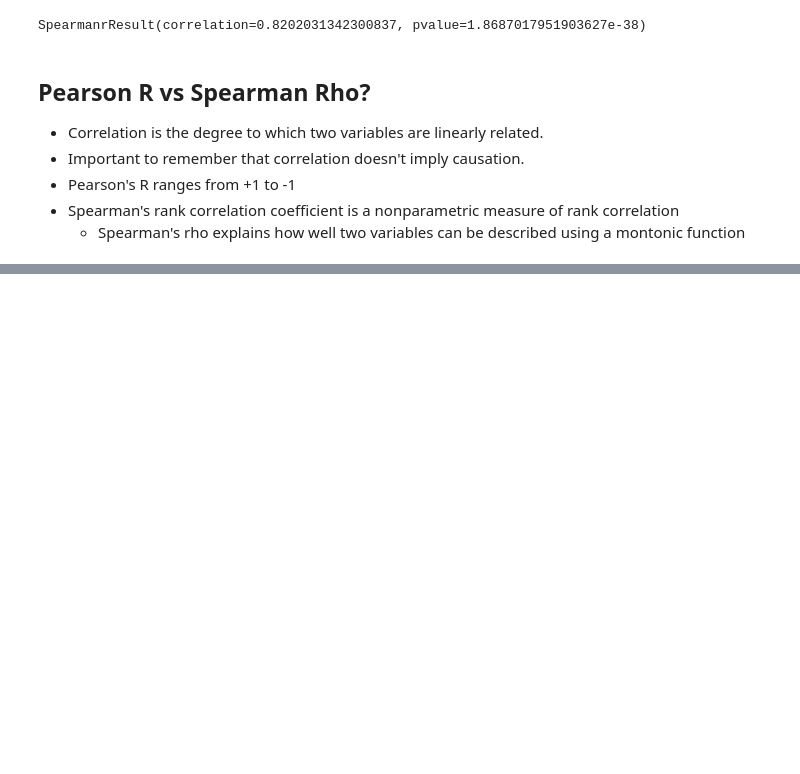
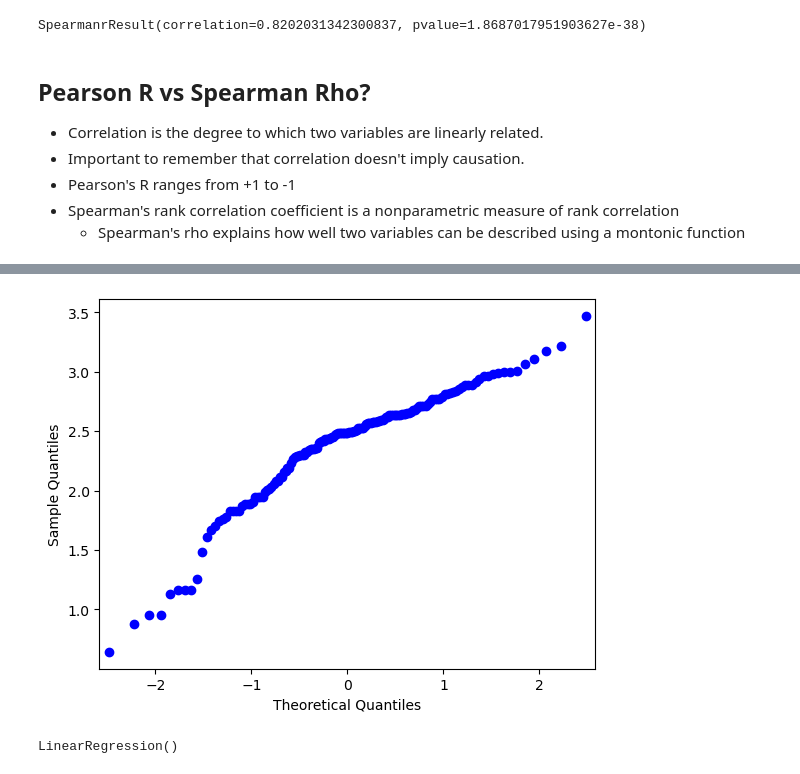
Before and after one commit to maxmatkovski/Regression, a Jupyter notebook: Linear Regression.ipynb, the cells around one changed output, grey strips where cells are left out. Saved outputs shown, nothing was run; the diff lists cells and outputs as text; code cells hidden in the pictures; blank space fills up the shorter version.

```diff
--- a/Linear Regression.ipynb
+++ b/Linear Regression.ipynb
@@ -62,0 +73,9 @@ SpearmanrResult(correlation=0.8202031342300837, pvalue=1.8687017951903627e-38)
+# %%
+# we can try normalizing the data more by applying a log function
+import math
+import numpy as np
+
+fig = sm.qqplot(np.log(x))
+plt.show()
+# %% [output]
+[figure, added]
@@ -62,0 +95,4 @@ SpearmanrResult(correlation=0.8202031342300837, pvalue=1.8687017951903627e-38)
+# %%
+model.fit(x,y)
+# %% [output]
+LinearRegression()
```
Also changed, not shown: parts of 29 cells of this notebook, 2 other files.
